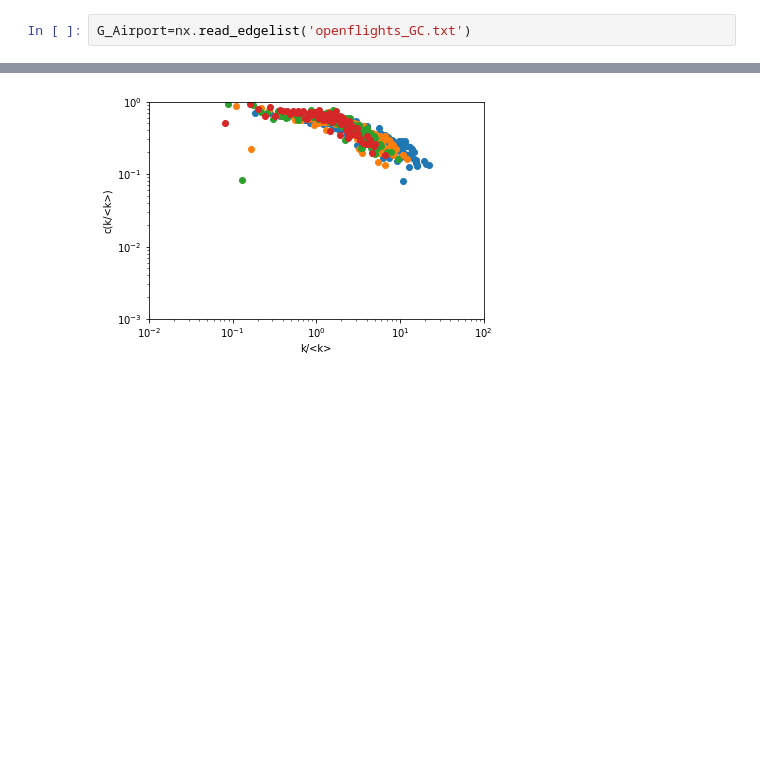
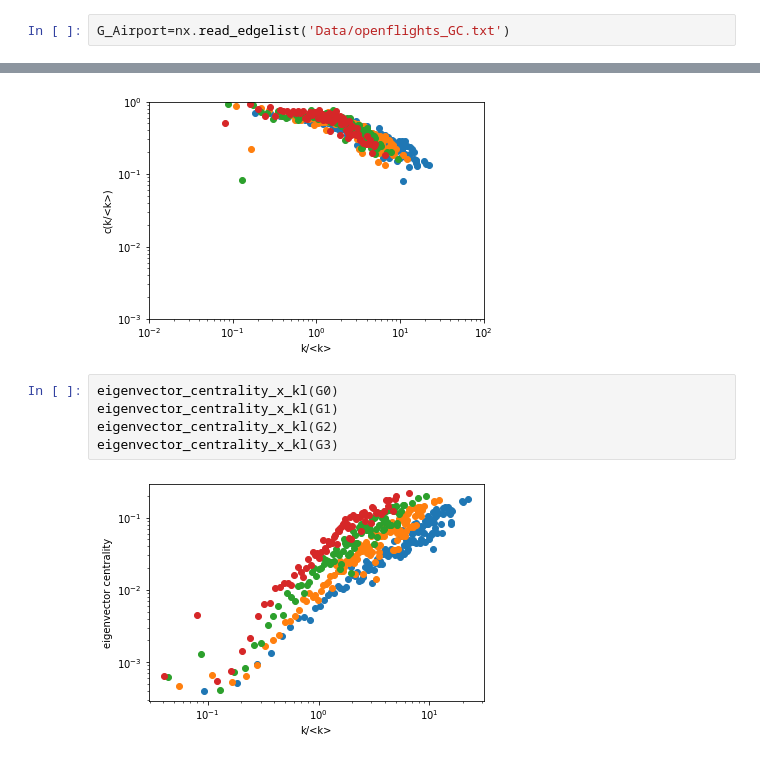
Before and after one commit to matheusloures42/renormalization-simplicial-complexes, a Jupyter notebook: airport.ipynb, the cells around one changed output, grey strips where cells are left out. Saved outputs shown, nothing was run; the diff lists cells and outputs as text; blank space fills up the shorter version.

```diff
--- a/airport.ipynb
+++ b/airport.ipynb
@@ -10,7 +10,7 @@ from renormalizer import *
 from kuramoto_plot import *
 from simplicial_complexes import *
 # %%
-G_Airport=nx.read_edgelist('openflights_GC.txt')
+G_Airport=nx.read_edgelist('Data/openflights_GC.txt')
 # %%
 Gcc=sorted(nx.connected_components(G_Airport))
 G0=G_Airport.subgraph(Gcc[0])
@@ -123,3 +105,10 @@ clustering_per_kl(G2)
 clustering_per_kl(G3)
 # %% [output]
 [figure]
+# %%
+eigenvector_centrality_x_kl(G0)
+eigenvector_centrality_x_kl(G1)
+eigenvector_centrality_x_kl(G2)
+eigenvector_centrality_x_kl(G3)
+# %% [output]
+[figure, added]
```
Also changed, not shown: parts of 1 cell of this notebook, 7 other files.
